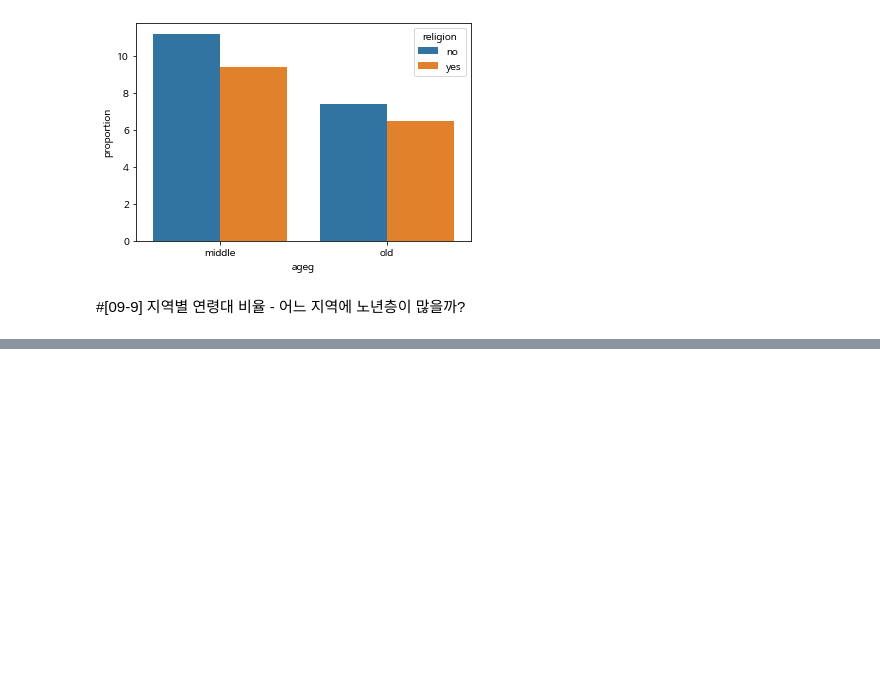
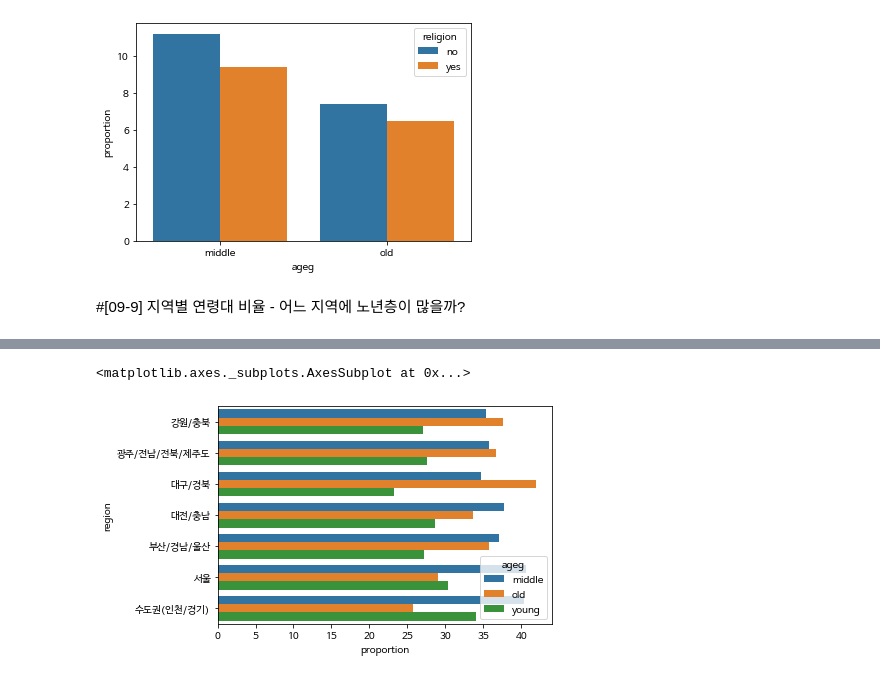
Before and after one commit to djDongjae/DataAnalysis, a Jupyter notebook: 9장_실습예제_오동재_2ndReading.ipynb, the cells around one changed output, grey strips where cells are left out. Saved outputs shown, nothing was run; the diff lists cells and outputs as text; code cells hidden in the pictures; blank space fills up the shorter version.

```diff
--- a/9장_실습예제_오동재_2ndReading.ipynb
+++ b/9장_실습예제_오동재_2ndReading.ipynb
@@ -789,0 +747,10 @@ sns.barplot(data = age_rel_div, x = 'ageg', y = 'proportion', hue = 'religion')
+# %%
+list_region = pd.DataFrame({'code_region' : [1, 2, 3, 4, 5, 6, 7],
+                            'region' : ['서울',
+                                        '수도권(인천/경기)',
+                                        '부산/경남/울산',
+                                        '대구/경북',
+                                        '대전/충남',
+                                        '강원/충북',
+                                        '광주/전남/전북/제주도']})
+list_region
@@ -789,0 +766,3 @@ sns.barplot(data = age_rel_div, x = 'ageg', y = 'proportion', hue = 'religion')
+# %%
+welfare = welfare.merge(list_region, how = 'left', on = 'code_region')
+welfare[['code_region', 'region']].head()
@@ -789,0 +776,14 @@ sns.barplot(data = age_rel_div, x = 'ageg', y = 'proportion', hue = 'religion')
+# %%
+region_ageg = welfare\
+.groupby(['region', 'ageg'], as_index = False)\
+.agg(n = ('ageg', 'count'))
+
+region_ageg_total = welfare\
+.groupby('region', as_index = False)\
+.agg(total = ('ageg', 'count'))
+
+region_ageg = region_ageg.merge(region_ageg_total, how = 'left', on = 'region')
+
+region_ageg['proportion'] = region_ageg['n'] / region_ageg['total']
+
+region_ageg
@@ -789,0 +808,6 @@ sns.barplot(data = age_rel_div, x = 'ageg', y = 'proportion', hue = 'religion')
+# %%
+region_ageg = region_ageg\
+.assign(proportion = region_ageg['proportion'] * 100)\
+.round(1)
+
+region_ageg
@@ -789,0 +832,5 @@ sns.barplot(data = age_rel_div, x = 'ageg', y = 'proportion', hue = 'religion')
+# %%
+sns.barplot(data = region_ageg, y = 'region', x = 'proportion', hue = 'ageg')
+# %% [output]
+<matplotlib.axes._subplots.AxesSubplot at 0x...>
+[figure, added]
```
Also changed, not shown: parts of 38 cells of this notebook.
